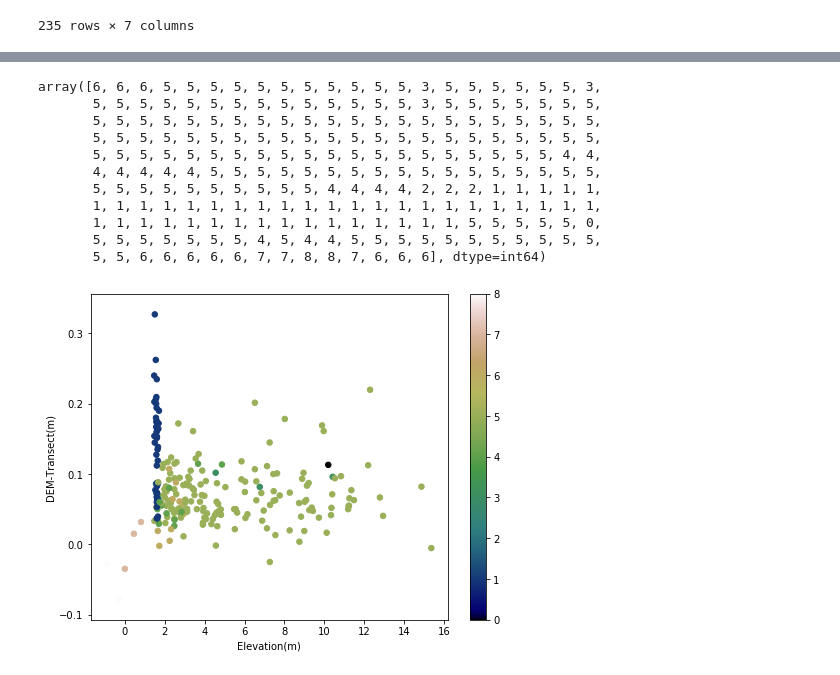
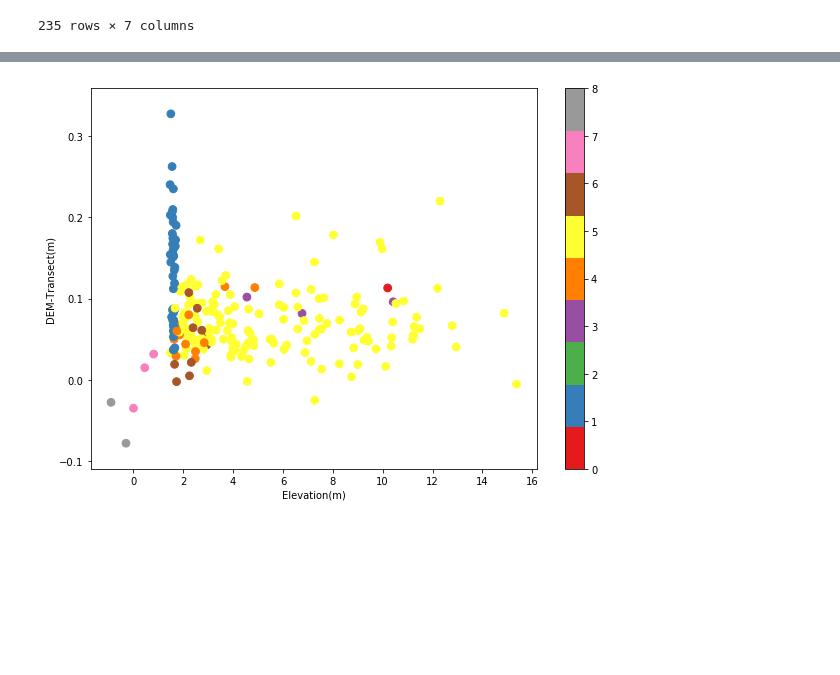
Before and after one commit to jxhigh/Learning_Python_in_Great_Marshes_Region, a Jupyter notebook: Compared_RTK_Elevations_with_Classification.ipynb, the cells around one changed output, grey strips where cells are left out. Saved outputs shown, nothing was run; the diff lists cells and outputs as text; code cells hidden in the pictures; blank space fills up the shorter version.

Commit message:
Made Changes to the scatter plot and added a new file

```diff
--- a/Compared_RTK_Elevations_with_Classification.ipynb
+++ b/Compared_RTK_Elevations_with_Classification.ipynb
@@ -158,5 +159,4 @@ df2
 | 234 | 248 | 4621569.360 | 386238.5507 | 2.2480 | 2.25300 | 6 | 0.00500 |
 235 rows × 7 columns
 # %%
-x = df2["Elevation Difference"].values
-x
+y = df2["Elevation Difference"].values
@@ -181,3 +163,2 @@ array([ 0.0581 ,  0.0431 ,  0.0451 ,  0.1609 ,  0.0388 ,  0.1012 ,
 # %%
-y = df2["Local_Z"].values
-y
+x = df2["Local_Z"].values
@@ -202,27 +165,14 @@ array([ 2.8989,  2.9419,  2.9379,  3.4181,  2.1262,  2.274 ,  1.983 ,
 # %%
 z = df2["Classification"].values
-z
-# %% [output]
-array([6, 6, 6, 5, 5, 5, 5, 5, 5, 5, 5, 5, 5, 5, 3, 5, 5, 5, 5, 5, 5, 3,
-       5, 5, 5, 5, 5, 5, 5, 5, 5, 5, 5, 5, 5, 5, 3, 5, 5, 5, 5, 5, 5, 5,
-       5, 5, 5, 5, 5, 5, 5, 5, 5, 5, 5, 5, 5, 5, 5, 5, 5, 5, 5, 5, 5, 5,
-       5, 5, 5, 5, 5, 5, 5, 5, 5, 5, 5, 5, 5, 5, 5, 5, 5, 5, 5, 5, 5, 5,
-       5, 5, 5, 5, 5, 5, 5, 5, 5, 5, 5, 5, 5, 5, 5, 5, 5, 5, 5, 5, 4, 4,
-       4, 4, 4, 4, 4, 5, 5, 5, 5, 5, 5, 5, 5, 5, 5, 5, 5, 5, 5, 5, 5, 5,
-       5, 5, 5, 5, 5, 5, 5, 5, 5, 5, 4, 4, 4, 4, 2, 2, 2, 1, 1, 1, 1, 1,
-       1, 1, 1, 1, 1, 1, 1, 1, 1, 1, 1, 1, 1, 1, 1, 1, 1, 1, 1, 1, 1, 1,
-       1, 1, 1, 1, 1, 1, 1, 1, 1, 1, 1, 1, 1, 1, 1, 1, 5, 5, 5, 5, 5, 0,
-       5, 5, 5, 5, 5, 5, 5, 4, 5, 4, 4, 5, 5, 5, 5, 5, 5, 5, 5, 5, 5, 5,
-       5, 5, 6, 6, 6, 6, 6, 7, 7, 8, 8, 7, 6, 6, 6], dtype=int64)
 # %%
 #TODO bigger dots,better colormap, and change color bar into a discrete (blocks) color bar instead of continuous (google around)
-plt.figure(figsize=(8,6))
-plt.scatter(y, x, 30, z, cmap="gist_earth")
+plt.figure(figsize=(10,7))
+plt.scatter(x, y, 60, z, cmap = "Set1")
 plt.colorbar()
 plt.xlabel("Elevation(m)")
 plt.ylabel("DEM-Transect(m)")
 plt.savefig("DEM-Transect_vs_Elev_Scatter_Plot.png")
 # %% [output]
-[figure, old version]
+[figure, new version]
 # %%
 df2["Elevation Difference"].loc[df2["Classification"]==1].mean()
```
Also changed, not shown: parts of 8 cells of this notebook, 1 other file.
